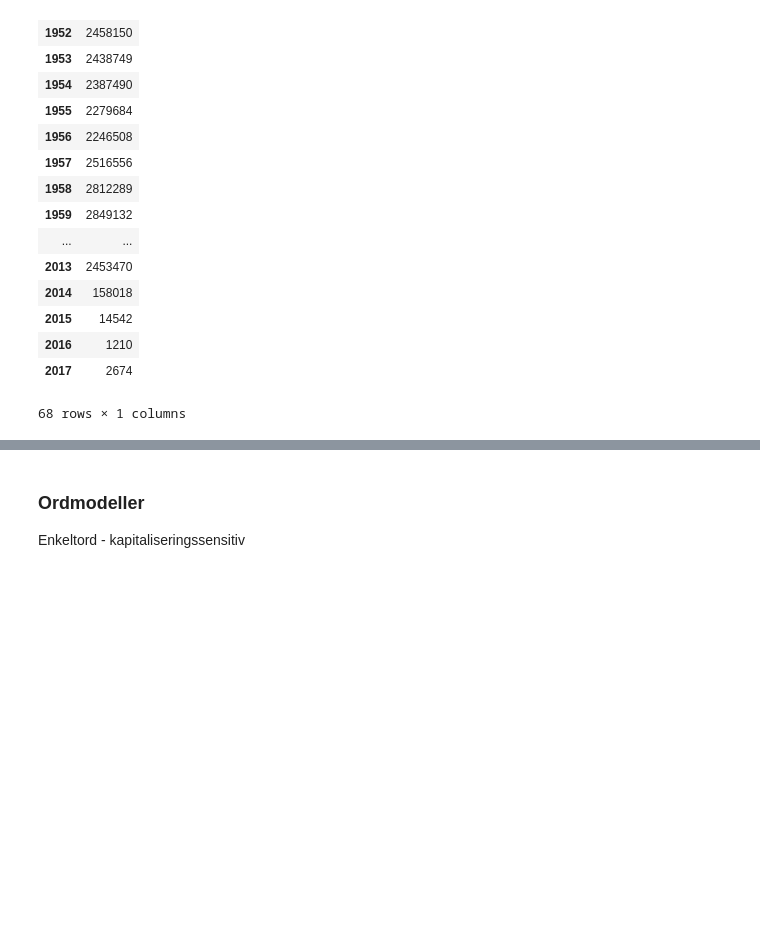
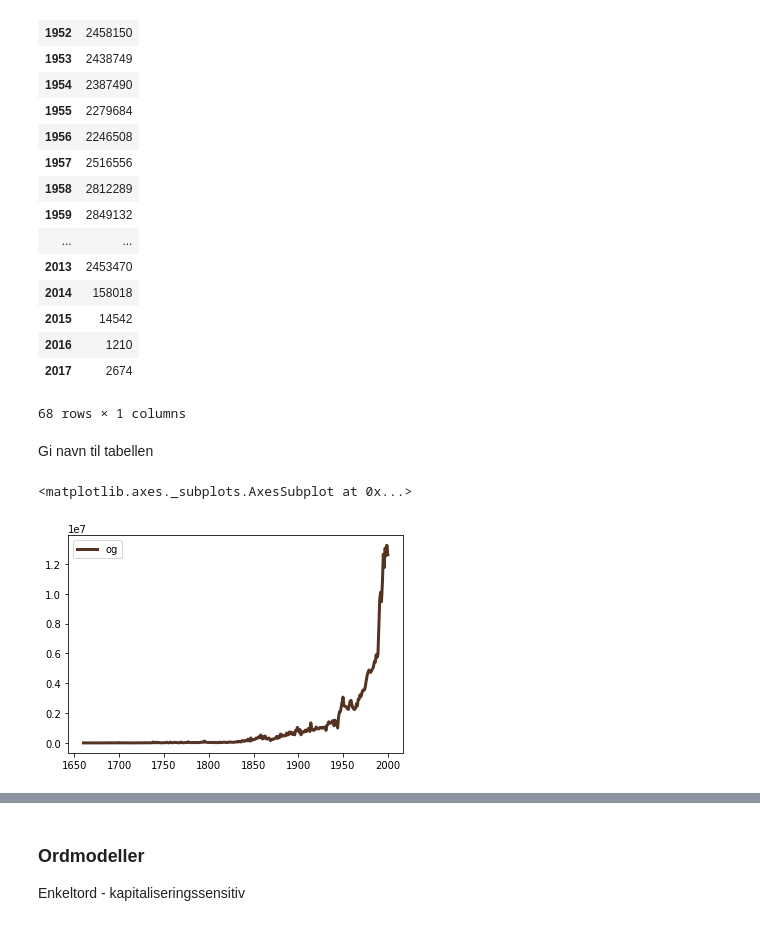
Before and after one commit to Yoonsen/Miscellaneous-Notebooks, a Jupyter notebook: Leksikografi.ipynb, the cells around one changed output, grey strips where cells are left out. Cells and saved outputs as stored; diff of their text form; code cells hidden in the pictures; blank space fills up the shorter version.

```diff
--- a/Leksikografi.ipynb
+++ b/Leksikografi.ipynb
@@ -61,0 +53,10 @@ abort = unigram('abort')
+# %% [markdown]
+Gi navn til tabellen
+# %%
+nb.frame(
+    nb.unigram('og', (1660, 2000)),
+    'og'
+).plot(lw = 3, color = '#553322')
+# %% [output]
+<matplotlib.axes._subplots.AxesSubplot at 0x...>
+[figure, added]
```
Also changed, not shown: parts of 5 cells of this notebook.
